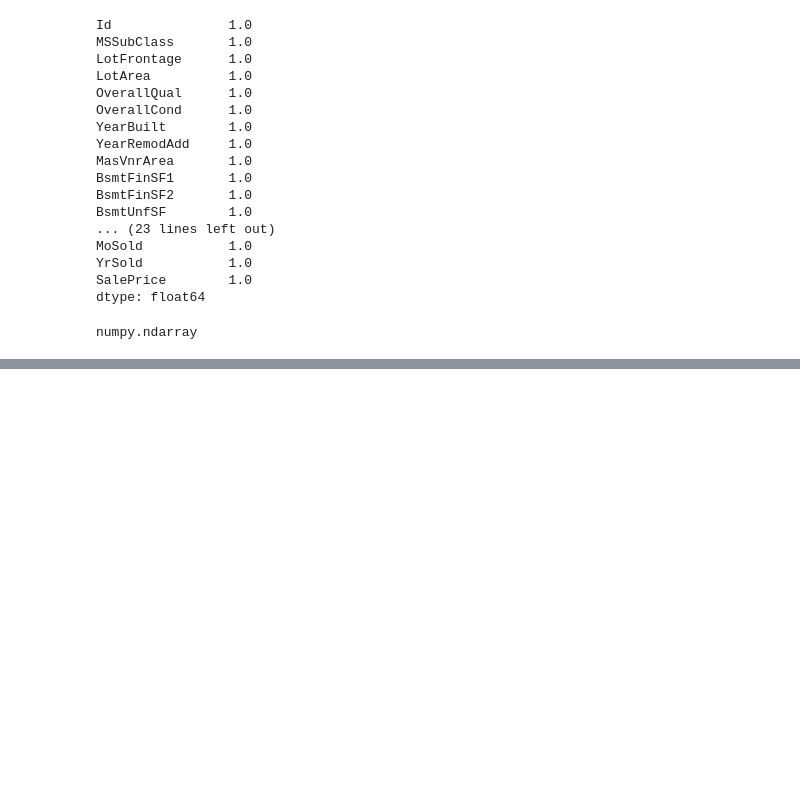
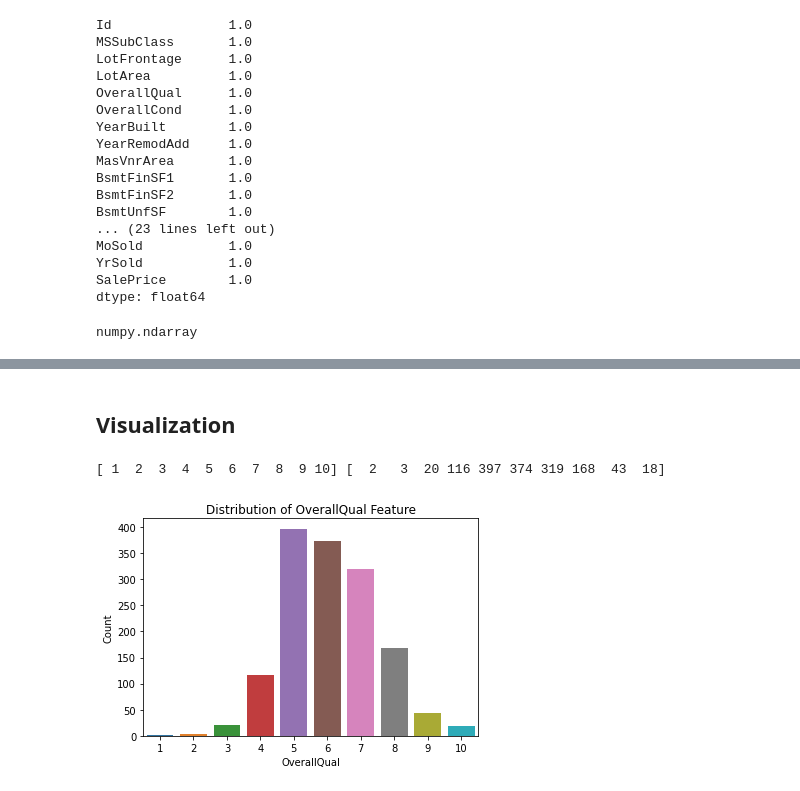
Before and after one commit to princeyyadav/CB-LV-PY-Oct21, a Jupyter notebook: DS/19 EDA/19 EDA.ipynb, the cells around one changed output, grey strips where cells are left out. Drawn from its saved outputs; the diff is of its cells as text; code cells hidden in the pictures; blank space fills up the shorter version.

```diff
--- a/DS/19 EDA/19 EDA.ipynb
+++ b/DS/19 EDA/19 EDA.ipynb
@@ -281,0 +373,15 @@ numpy.ndarray
+# %% [markdown]
+## Visualization
+# %%
+## Univariate
+# to make the bar graph
+uni_values, counts = np.unique(data['OverallQual'], return_counts=True)
+print(uni_values, counts)
+sns.barplot(x=uni_values, y=counts)
+plt.xlabel("OverallQual")
+plt.ylabel("Count")
+plt.title("Distribution of OverallQual Feature")
+plt.show()
+# %% [output]
+[ 1  2  3  4  5  6  7  8  9 10] [  2   3  20 116 397 374 319 168  43  18]
+[figure, added]
```
Also changed, not shown: parts of 59 cells of this notebook.
